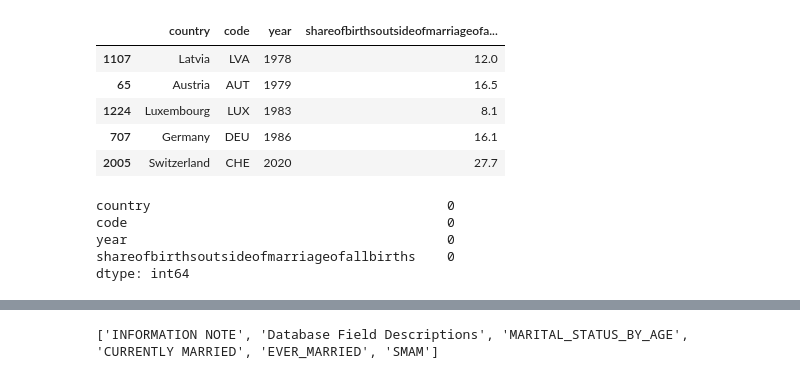
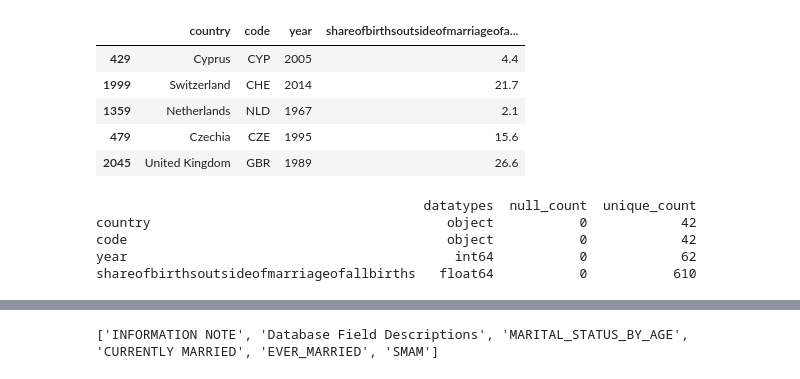
Before and after one commit to YkslB/marriage_statistics, a Jupyter notebook: scripts/Cleaning.ipynb, the cells around one changed output, grey strips where cells are left out. Saved outputs shown, nothing was run; the diff lists cells and outputs as text; code cells hidden in the pictures.

```diff
--- a/scripts/Cleaning.ipynb
+++ b/scripts/Cleaning.ipynb
@@ -249,26 +357,32 @@ df_7.columns = df_7.columns.str.lower() \
 # %%
 df_7.rename(columns={
     "shareofsingleparenthouseholds": "share_of_single_parent_households",
     "entity": "country"
 }, inplace=True)
 
 df_7.drop_duplicates(inplace=True)
+df_7.dropna(inplace=True)
 df_7.sample(5)
 # %% [output]
 |  | country | code | year | shareofbirthsoutsideofmarriageofa... |
-| 1107 | Latvia | LVA | 1978 | 12.0 |
-| 65 | Austria | AUT | 1979 | 16.5 |
-| 1224 | Luxembourg | LUX | 1983 | 8.1 |
-| 707 | Germany | DEU | 1986 | 16.1 |
-| 2005 | Switzerland | CHE | 2020 | 27.7 |
+| 429 | Cyprus | CYP | 2005 | 4.4 |
+| 1999 | Switzerland | CHE | 2014 | 21.7 |
+| 1359 | Netherlands | NLD | 1967 | 2.1 |
+| 479 | Czechia | CZE | 1995 | 15.6 |
+| 2045 | United Kingdom | GBR | 1989 | 26.6 |
 # %%
-df_7.isnull().sum()
+df_info = pd.DataFrame({
+    'datatypes': df_7.dtypes,
+    'null_count': df_7.isnull().sum(),
+    'unique_count': df_7.nunique()
+})
+print(df_info)
 # %% [output]
-country                                      0
-code                                         0
-year                                         0
-shareofbirthsoutsideofmarriageofallbirths    0
-dtype: int64
+                                          datatypes  null_count  unique_count
+country                                      object           0            42
+code                                         object           0            42
+year                                          int64           0            62
+shareofbirthsoutsideofmarriageofallbirths   float64           0           610
 # %%
 #df_7.to_csv("cleaned_share-of-single-parent-households.csv", index=False)
 # %%
```
Also changed, not shown: parts of 72 cells of this notebook, 2 other files.
